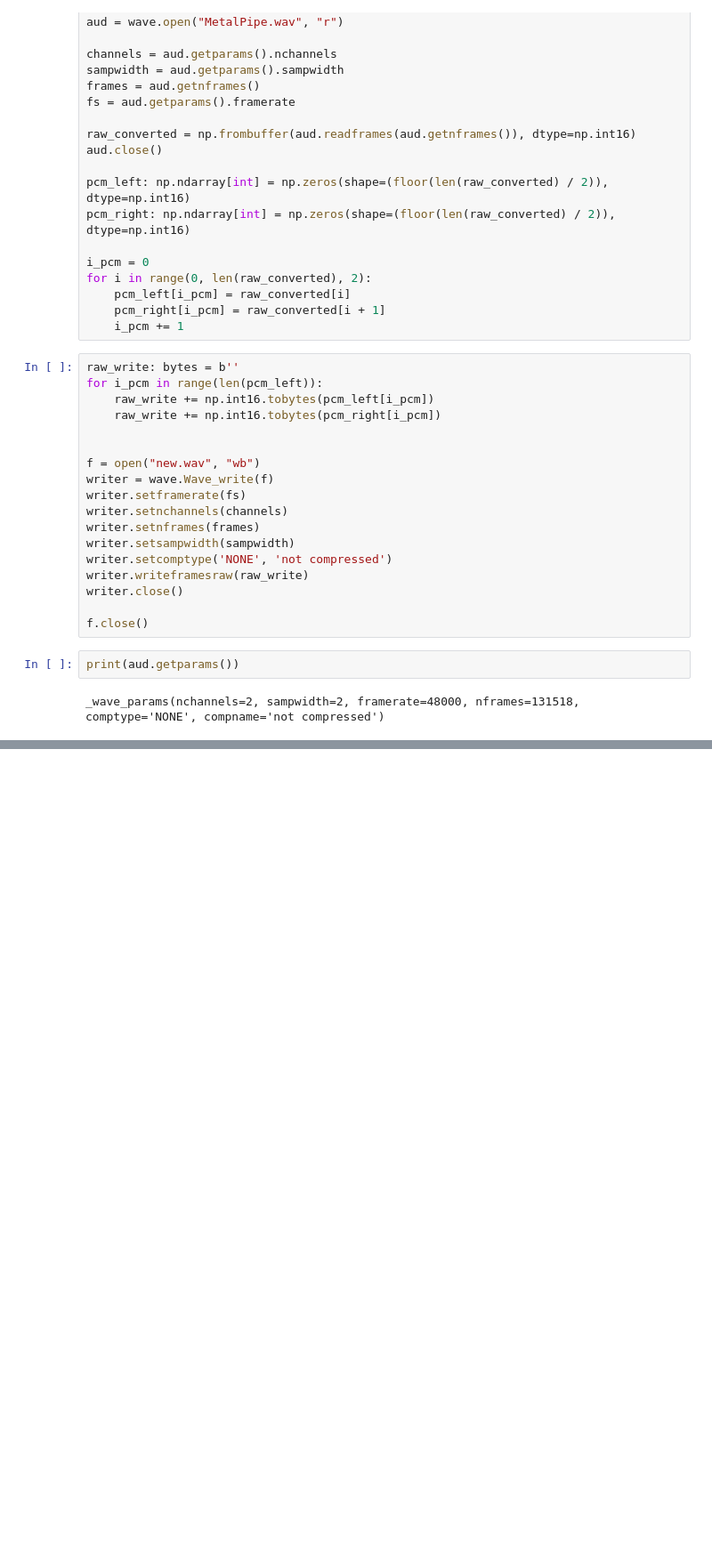
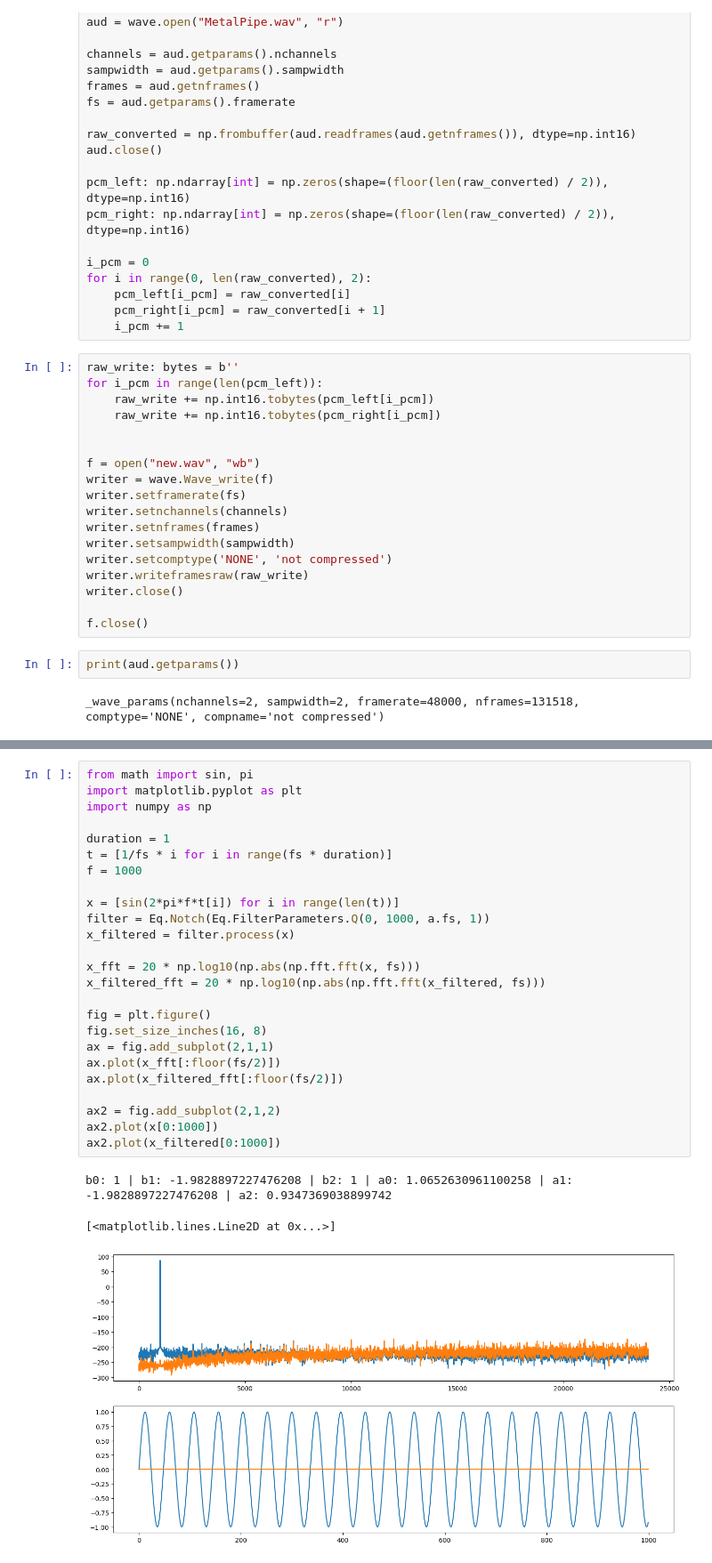
Before and after one commit to ClaesJensen/ERTS_Project_E24, a Jupyter notebook: Eq/PyhtonImplementation/Eq.ipynb, the cells around one changed output, grey strips where cells are left out. Shown at 89% size. Saved outputs shown, nothing was run; the diff lists cells and outputs as text; blank space fills up the shorter version.

```diff
--- a/Eq/PyhtonImplementation/Eq.ipynb
+++ b/Eq/PyhtonImplementation/Eq.ipynb
@@ -170,0 +288,29 @@ ax.plot(raw_write[25000:25200])
+# %%
+from math import sin, pi
+import matplotlib.pyplot as plt
+import numpy as np
+
+duration = 1
+t = [1/fs * i for i in range(fs * duration)]
+f = 1000
+
+x = [sin(2*pi*f*t[i]) for i in range(len(t))]
+filter = Eq.Notch(Eq.FilterParameters.Q(0, 1000, a.fs, 1))
+x_filtered = filter.process(x)
+
+x_fft = 20 * np.log10(np.abs(np.fft.fft(x, fs)))
+x_filtered_fft = 20 * np.log10(np.abs(np.fft.fft(x_filtered, fs)))
+
+fig = plt.figure()
+fig.set_size_inches(16, 8)
+ax = fig.add_subplot(2,1,1)
+ax.plot(x_fft[:floor(fs/2)])
+ax.plot(x_filtered_fft[:floor(fs/2)])
+
+ax2 = fig.add_subplot(2,1,2)
+ax2.plot(x[0:1000])
+ax2.plot(x_filtered[0:1000])
+# %% [output]
+b0: 1 | b1: -1.9828897227476208 | b2: 1 | a0: 1.0652630961100258 | a1: -1.9828897227476208 | a2: 0.9347369038899742
+[<matplotlib.lines.Line2D at 0x...>]
+[figure, added]
```
Also changed, not shown: parts of 8 cells of this notebook, 3 other files.
